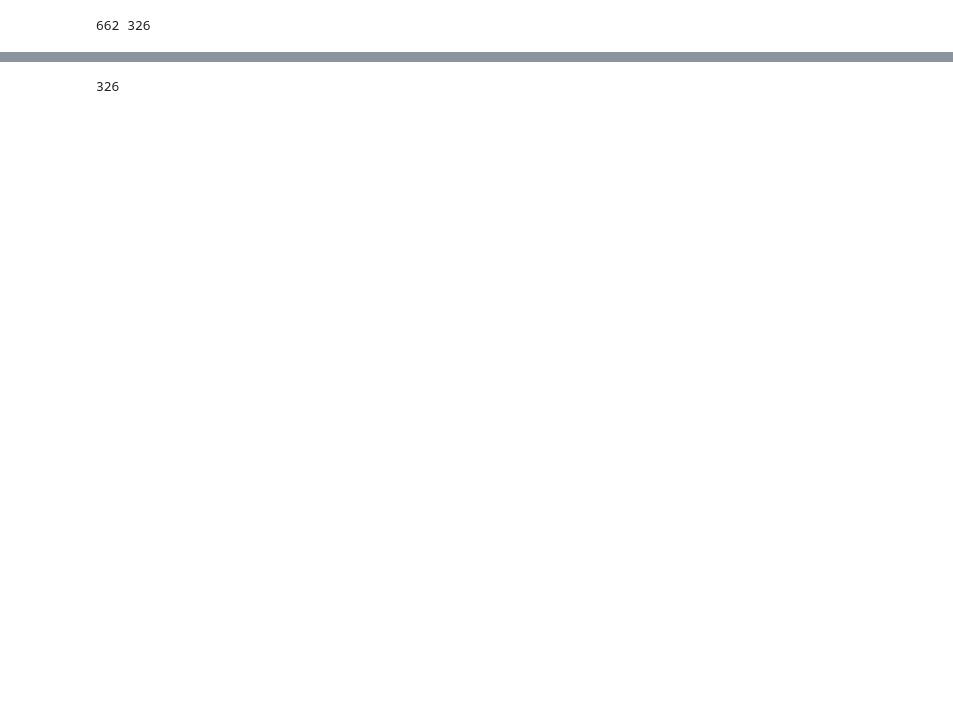
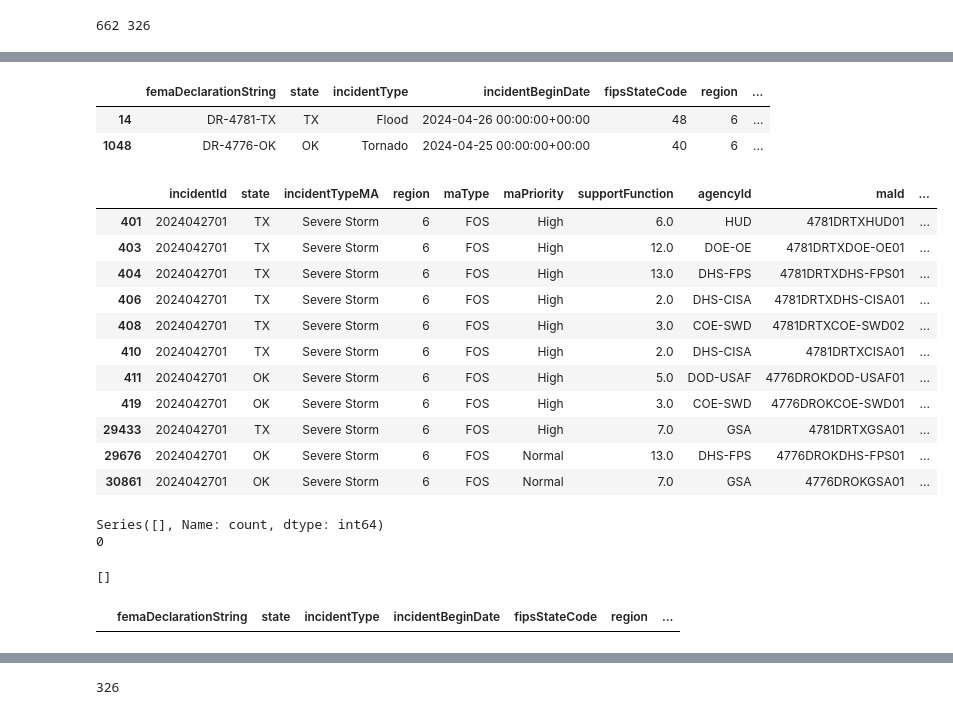
Before and after one commit to capstoneFA2025/FEMA-Recommender, a Jupyter notebook: merge_clean_and_split.ipynb, the cells around one changed output, grey strips where cells are left out. Cells and saved outputs as stored; diff of their text form; code cells hidden in the pictures; blank space fills up the shorter version.

```diff
--- a/merge_clean_and_split.ipynb
+++ b/merge_clean_and_split.ipynb
@@ -171 +311,36 @@ day                         693
 dtype: int64
+# %%
+df_dds[df_dds['incidentId']==2024042701]
+# %% [output]
+|  | femaDeclarationString | state | incidentType | incidentBeginDate | fipsStateCode | region | ... |
+| 14 | DR-4781-TX | TX | Flood | 2024-04-26 00:00:00+00:00 | 48 | 6 | ... |
+| 1048 | DR-4776-OK | OK | Tornado | 2024-04-25 00:00:00+00:00 | 40 | 6 | ... |
+# %%
+df_ma[df_ma['incidentId']==2024042701]
+# %% [output]
+|  | incidentId | state | incidentTypeMA | region | maType | maPriority | supportFunction | agencyId | maId | ... |
+| 401 | 2024042701 | TX | Severe Storm | 6 | FOS | High | 6.0 | HUD | 4781DRTXHUD01 | ... |
+| 403 | 2024042701 | TX | Severe Storm | 6 | FOS | High | 12.0 | DOE-OE | 4781DRTXDOE-OE01 | ... |
+| 404 | 2024042701 | TX | Severe Storm | 6 | FOS | High | 13.0 | DHS-FPS | 4781DRTXDHS-FPS01 | ... |
+| 406 | 2024042701 | TX | Severe Storm | 6 | FOS | High | 2.0 | DHS-CISA | 4781DRTXDHS-CISA01 | ... |
+| 408 | 2024042701 | TX | Severe Storm | 6 | FOS | High | 3.0 | COE-SWD | 4781DRTXCOE-SWD02 | ... |
+| 410 | 2024042701 | TX | Severe Storm | 6 | FOS | High | 2.0 | DHS-CISA | 4781DRTXCISA01 | ... |
+| 411 | 2024042701 | OK | Severe Storm | 6 | FOS | High | 5.0 | DOD-USAF | 4776DROKDOD-USAF01 | ... |
+| 419 | 2024042701 | OK | Severe Storm | 6 | FOS | High | 3.0 | COE-SWD | 4776DROKCOE-SWD01 | ... |
+| 29433 | 2024042701 | TX | Severe Storm | 6 | FOS | High | 7.0 | GSA | 4781DRTXGSA01 | ... |
+| 29676 | 2024042701 | OK | Severe Storm | 6 | FOS | Normal | 13.0 | DHS-FPS | 4776DROKDHS-FPS01 | ... |
+| 30861 | 2024042701 | OK | Severe Storm | 6 | FOS | Normal | 7.0 | GSA | 4776DROKGSA01 | ... |
+# %%
+print(MA_disaster_combined[MA_disaster_combined['incidentTypeMA'].isna()]['incidentId'].value_counts())
+print(MA_disaster_combined[MA_disaster_combined['incidentTypeMA'].isna()]['incidentId'].nunique())
+
+ids_without_year = MA_disaster_combined[MA_disaster_combined['incidentTypeMA'].isna()]['incidentId'].tolist()
+ids_without_year
+# %% [output]
+Series([], Name: count, dtype: int64)
+0
+[]
+# %%
+df_dds[(df_dds['incidentId'].isin(ids_without_year))]
+# %% [output]
+|  | femaDeclarationString | state | incidentType | incidentBeginDate | fipsStateCode | region | ... |
```
Also changed, not shown: parts of 25 cells of this notebook.
